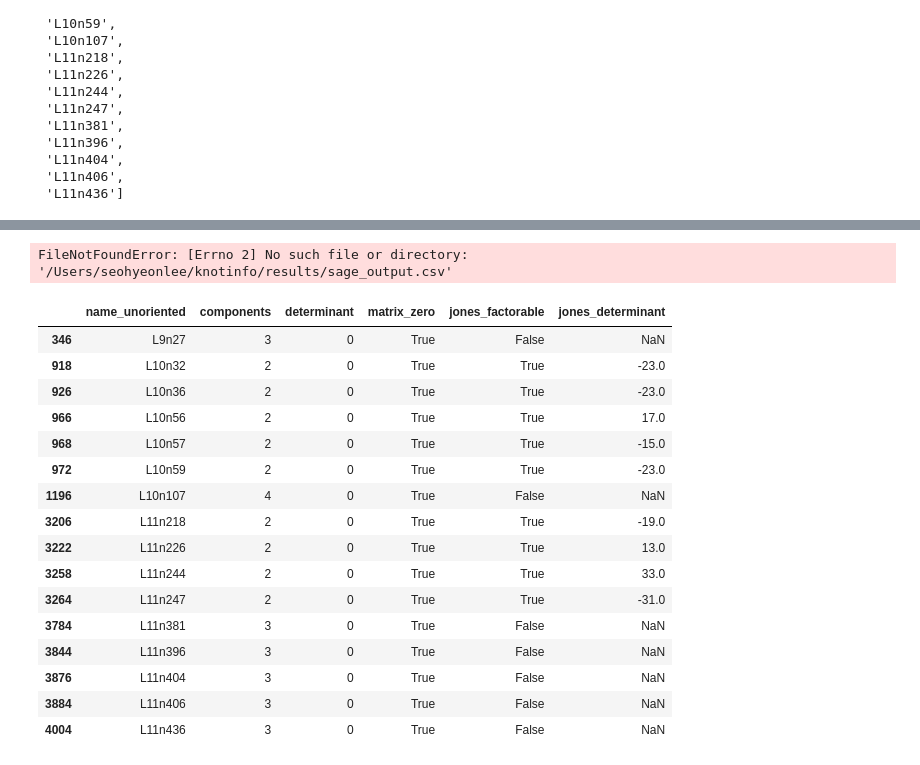
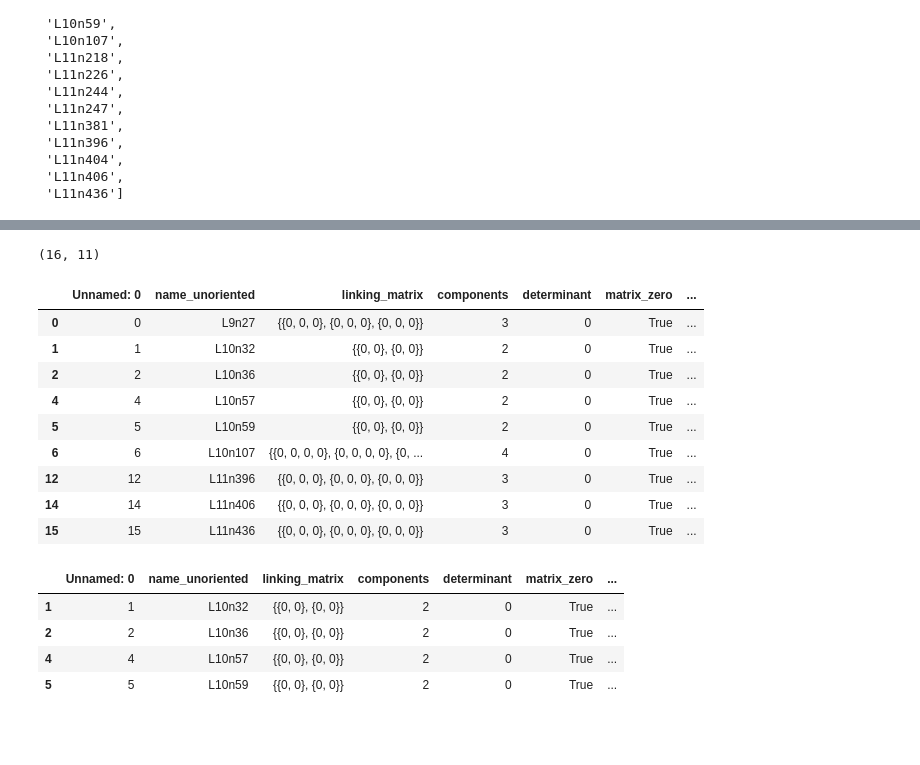
Before and after one commit to seohyeonlee2020/knotinfo, a Jupyter notebook: linkinfo_table_analysis.ipynb, the cells around one changed output, grey strips where cells are left out. Saved outputs shown, nothing was run; the diff lists cells and outputs as text; code cells hidden in the pictures; blank space fills up the shorter version.

```diff
--- a/linkinfo_table_analysis.ipynb
+++ b/linkinfo_table_analysis.ipynb
@@ -302,5 +229,26 @@ KeyError: 'components'
 # %%
-sage_out = pd.read_csv('/Users/seohyeonlee/knotinfo/results/sage_output.csv')
+sage_output = pd.read_csv('/Users/seohyeonlee/knotinfo/results/sage_output.csv')
-# %% [output]
-FileNotFoundError: [Errno 2] No such file or directory: '/Users/seohyeonlee/knotinfo/results/sage_output.csv'
+# %%
+sage_output.shape
+# %% [output]
+(16, 11)
+# %%
+#sage_output[sage_output['smooth_four_genus'] != sage_output['topological_four_genus']]
+
+#sage_output[sage_output['smooth_four_genus'] == '[0,1]']
+
+#sage_output[sage_output['topological_four_genus'] == '[0,1]']
+
+sage_output[sage_output['smooth_four_genus']=='0']
+# %% [output]
+|  | Unnamed: 0 | name_unoriented | linking_matrix | components | determinant | matrix_zero | ... |
+| 0 | 0 | L9n27 | {{0, 0, 0}, {0, 0, 0}, {0, 0, 0}} | 3 | 0 | True | ... |
+| 1 | 1 | L10n32 | {{0, 0}, {0, 0}} | 2 | 0 | True | ... |
+| 2 | 2 | L10n36 | {{0, 0}, {0, 0}} | 2 | 0 | True | ... |
+| 4 | 4 | L10n57 | {{0, 0}, {0, 0}} | 2 | 0 | True | ... |
+| 5 | 5 | L10n59 | {{0, 0}, {0, 0}} | 2 | 0 | True | ... |
+| 6 | 6 | L10n107 | {{0, 0, 0, 0}, {0, 0, 0, 0}, {0, ... | 4 | 0 | True | ... |
+| 12 | 12 | L11n396 | {{0, 0, 0}, {0, 0, 0}, {0, 0, 0}} | 3 | 0 | True | ... |
+| 14 | 14 | L11n406 | {{0, 0, 0}, {0, 0, 0}, {0, 0, 0}} | 3 | 0 | True | ... |
+| 15 | 15 | L11n436 | {{0, 0, 0}, {0, 0, 0}, {0, 0, 0}} | 3 | 0 | True | ... |
 # %%
@@ -310,21 +258,13 @@ out.to_excel('/Users/seohyeonlee/knotinfo/results/ribbon_shortlist.xlsx')
 # %%
 #16 links whose determinant is 0 and linking matrix has only zeroes
-out[(out['determinant'] == 0) & out['matrix_zero'] ]
+#out[(out['determinant'] == 0) & out['matrix_zero'] ]
+
+#filtered links that satisfy 2 conditions (determinant 0, matrix only 0) and whose jones determinants are defined
+potential_ribbons = sage_output[(sage_output['determinant'] == 0) & sage_output['matrix_zero'] & sage_output['jones_factorable'] & (sage_output['smooth_four_genus'] == '0')]
+potential_ribbons
 # %% [output]
-|  | name_unoriented | components | determinant | matrix_zero | jones_factorable | jones_determinant |
-| 346 | L9n27 | 3 | 0 | True | False | NaN |
-| 918 | L10n32 | 2 | 0 | True | True | -23.0 |
-| 926 | L10n36 | 2 | 0 | True | True | -23.0 |
-| 966 | L10n56 | 2 | 0 | True | True | 17.0 |
-| 968 | L10n57 | 2 | 0 | True | True | -15.0 |
-| 972 | L10n59 | 2 | 0 | True | True | -23.0 |
-| 1196 | L10n107 | 4 | 0 | True | False | NaN |
-| 3206 | L11n218 | 2 | 0 | True | True | -19.0 |
-| 3222 | L11n226 | 2 | 0 | True | True | 13.0 |
-| 3258 | L11n244 | 2 | 0 | True | True | 33.0 |
-| 3264 | L11n247 | 2 | 0 | True | True | -31.0 |
-| 3784 | L11n381 | 3 | 0 | True | False | NaN |
-| 3844 | L11n396 | 3 | 0 | True | False | NaN |
-| 3876 | L11n404 | 3 | 0 | True | False | NaN |
-| 3884 | L11n406 | 3 | 0 | True | False | NaN |
-| 4004 | L11n436 | 3 | 0 | True | False | NaN |
+|  | Unnamed: 0 | name_unoriented | linking_matrix | components | determinant | matrix_zero | ... |
+| 1 | 1 | L10n32 | {{0, 0}, {0, 0}} | 2 | 0 | True | ... |
+| 2 | 2 | L10n36 | {{0, 0}, {0, 0}} | 2 | 0 | True | ... |
+| 4 | 4 | L10n57 | {{0, 0}, {0, 0}} | 2 | 0 | True | ... |
+| 5 | 5 | L10n59 | {{0, 0}, {0, 0}} | 2 | 0 | True | ... |
```
Also changed, not shown: parts of 10 cells of this notebook, 16 other files.
